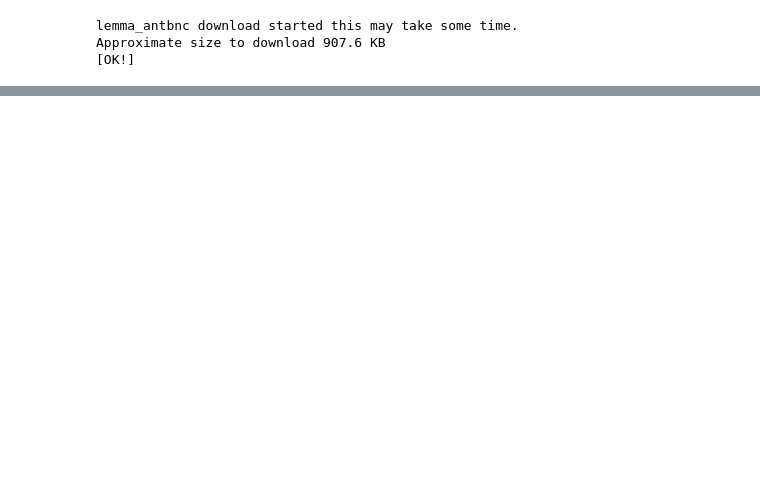
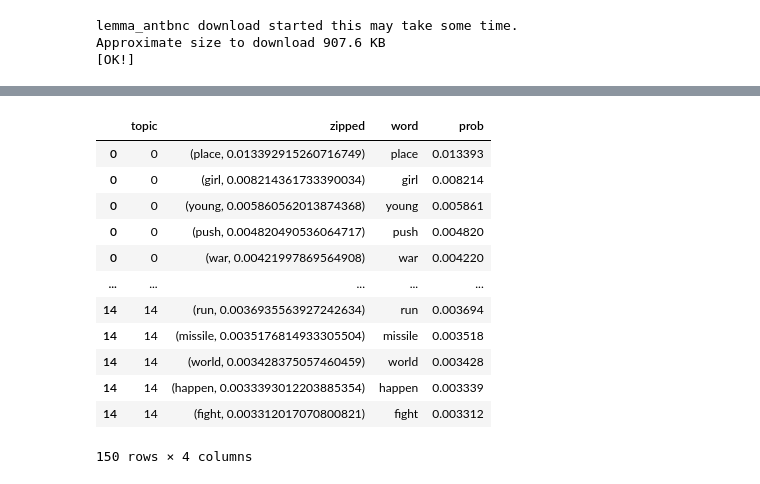
Before and after one commit to hss0727/BigData_project_Spark, a Jupyter notebook: TopicModeling.ipynb, the cells around one changed output, grey strips where cells are left out. Drawn from its saved outputs; the diff is of its cells as text; code cells hidden in the pictures; blank space fills up the shorter version.

```diff
--- a/TopicModeling.ipynb
+++ b/TopicModeling.ipynb
@@ -243,0 +384,2 @@ topics.select('topic', 'topicWords').show(truncate=100)
+# %%
+test2 = test.explode('zipped')
@@ -243,0 +388,16 @@ topics.select('topic', 'topicWords').show(truncate=100)
+# %%
+test2
+# %% [output]
+|  | topic | zipped | word | prob |
+| 0 | 0 | (place, 0.013392915260716749) | place | 0.013393 |
+| 0 | 0 | (girl, 0.008214361733390034) | girl | 0.008214 |
+| 0 | 0 | (young, 0.005860562013874368) | young | 0.005861 |
+| 0 | 0 | (push, 0.004820490536064717) | push | 0.004820 |
+| 0 | 0 | (war, 0.00421997869564908) | war | 0.004220 |
+| ... | ... | ... | ... | ... |
+| 14 | 14 | (run, 0.0036935563927242634) | run | 0.003694 |
+| 14 | 14 | (missile, 0.0035176814933305504) | missile | 0.003518 |
+| 14 | 14 | (world, 0.003428375057460459) | world | 0.003428 |
+| 14 | 14 | (happen, 0.0033393012203885354) | happen | 0.003339 |
+| 14 | 14 | (fight, 0.003312017070800821) | fight | 0.003312 |
+150 rows × 4 columns
```
Also changed, not shown: parts of 77 cells of this notebook.
